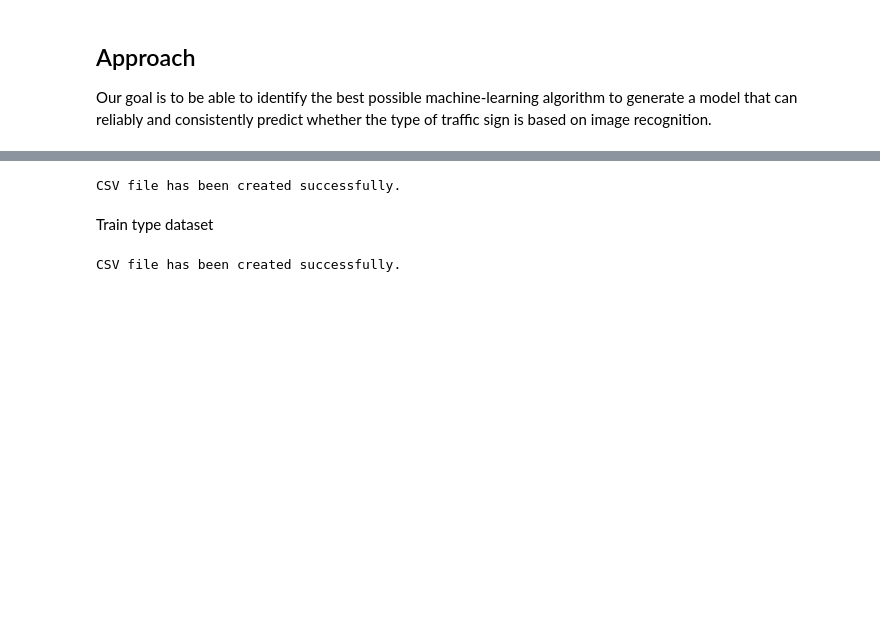
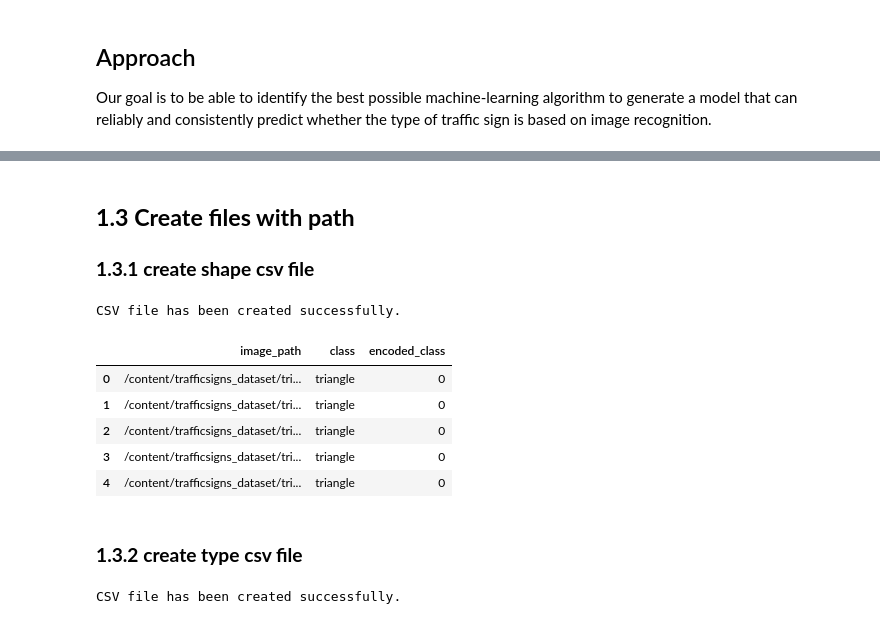
Before and after one commit to afrahhassan/afrahhassan, a Jupyter notebook: assignment2.ipynb, the cells around one changed output, grey strips where cells are left out. Cells and saved outputs as stored; diff of their text form; code cells hidden in the pictures; blank space fills up the shorter version.

```diff
--- a/assignment2.ipynb
+++ b/assignment2.ipynb
@@ -39,11 +189,15 @@ create a type csv
+# %% [markdown]
+## **1.3 Create files with path**
+### **1.3.1 create shape csv file**
 # %%
+
 root_dir = '/content/trafficsigns_dataset'
 
-output_csv = '/content/drive/My Drive/Assignment2/shape.csv'
+output_shape = '/content/drive/My Drive/Assignment2/shape.csv'
 
 class_mapping = {}
 
-with open(output_csv, mode='w', newline='') as file:
+with open(output_shape, mode='w', newline='') as file:
     writer = csv.writer(file)
     writer.writerow(['image_path', 'class', 'encoded_class'])
 
@@ -63,6 +217,16 @@ with open(output_csv, mode='w', newline='') as file:
 print("CSV file has been created successfully.")
 # %% [output]
 CSV file has been created successfully.
-# %% [markdown]
-Train type dataset
+# %%
+shape_df = pd.read_csv(output_shape)
+shape_df.head(5)
+# %% [output]
+|  | image_path | class | encoded_class |
+| 0 | /content/trafficsigns_dataset/tri... | triangle | 0 |
+| 1 | /content/trafficsigns_dataset/tri... | triangle | 0 |
+| 2 | /content/trafficsigns_dataset/tri... | triangle | 0 |
+| 3 | /content/trafficsigns_dataset/tri... | triangle | 0 |
+| 4 | /content/trafficsigns_dataset/tri... | triangle | 0 |
+# %% [markdown]
+### **1.3.2 create type csv file**
 # %%
```
Also changed, not shown: parts of 24 cells of this notebook.
